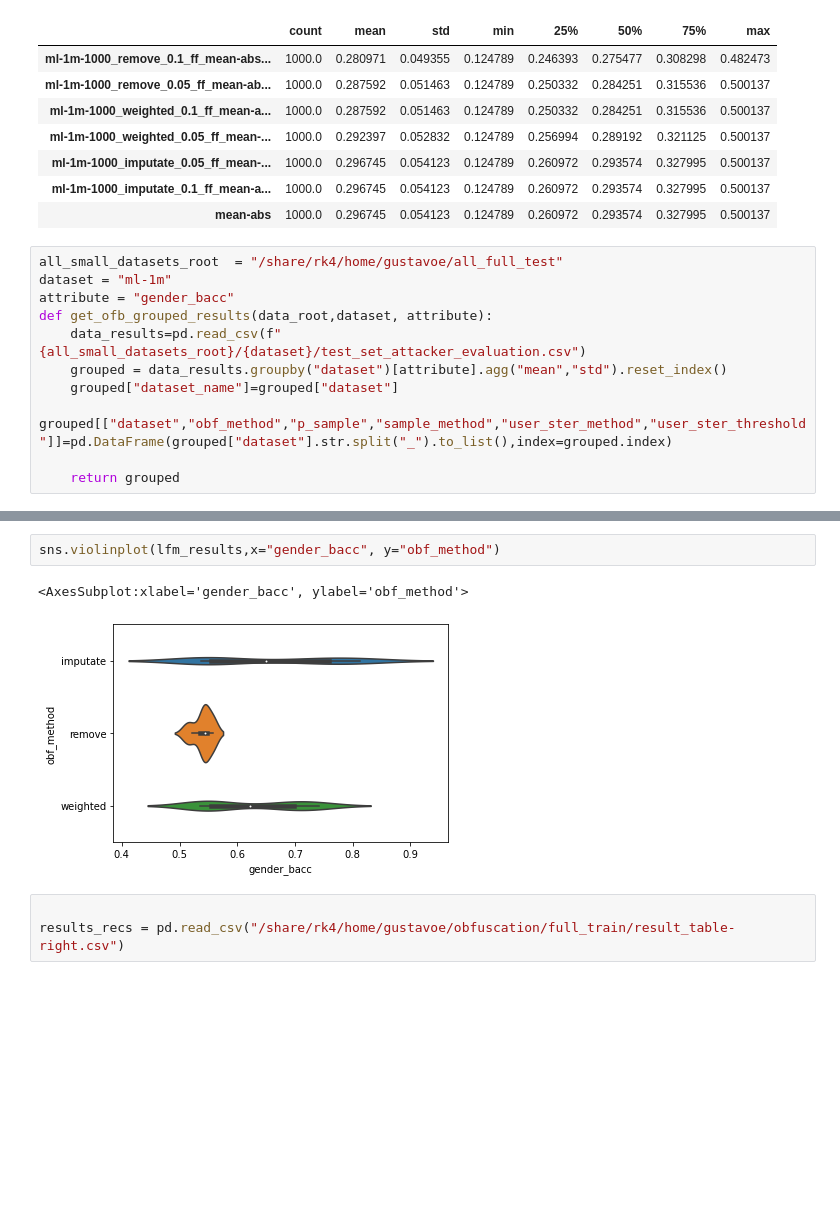
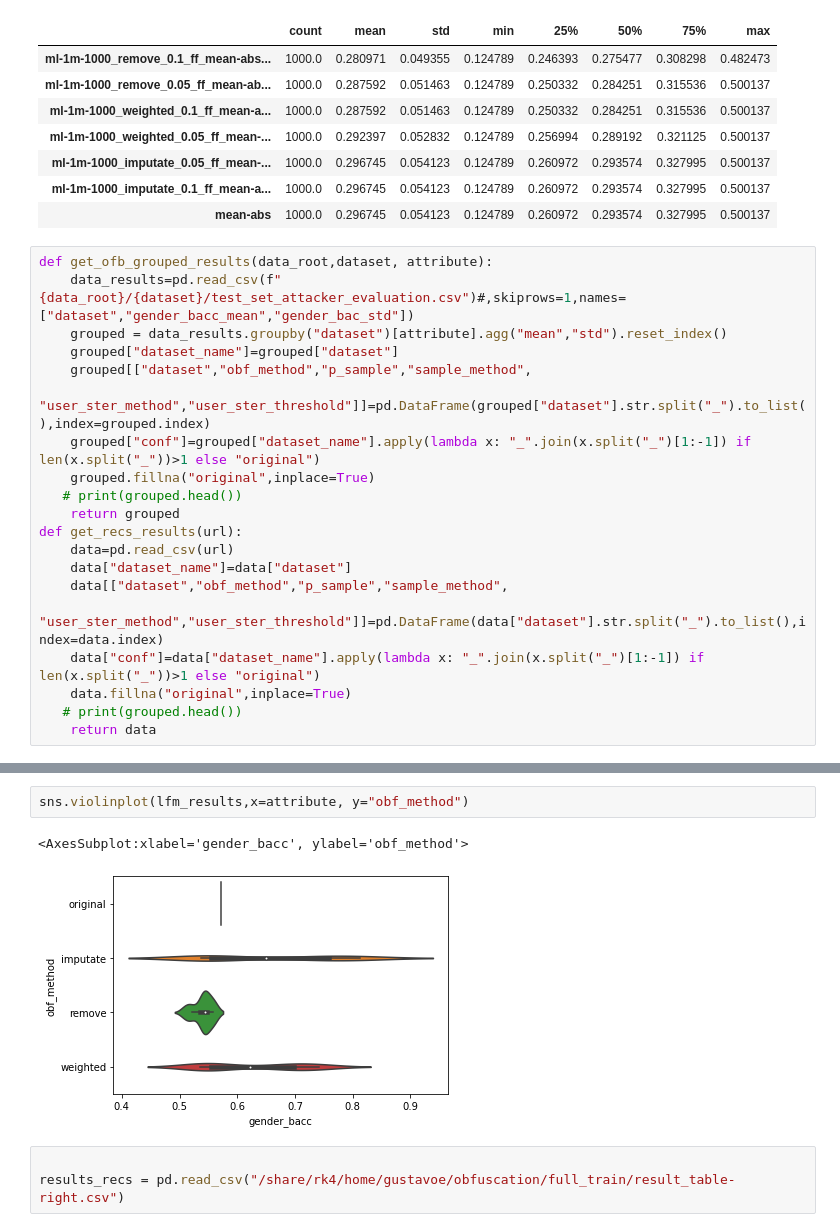
Before and after one commit to gescobedo/SBO, a Jupyter notebook: perturbation_analysis.ipynb, the cells around one changed output, grey strips where cells are left out. Saved outputs shown, nothing was run; the diff lists cells and outputs as text; blank space fills up the shorter version.

Commit message:
fixed plot experiments

```diff
--- a/perturbation_analysis.ipynb
+++ b/perturbation_analysis.ipynb
@@ -121,15 +121,24 @@ data_plot.describe().T.sort_values("mean")
 | ml-1m-1000_imputate_0.05_ff_mean-... | 1000.0 | 0.296745 | 0.054123 | 0.124789 | 0.260972 | 0.293574 | 0.327995 | 0.500137 |
 | ml-1m-1000_imputate_0.1_ff_mean-a... | 1000.0 | 0.296745 | 0.054123 | 0.124789 | 0.260972 | 0.293574 | 0.327995 | 0.500137 |
 | mean-abs | 1000.0 | 0.296745 | 0.054123 | 0.124789 | 0.260972 | 0.293574 | 0.327995 | 0.500137 |
-# %%
-all_small_datasets_root  = "/share/rk4/home/gustavoe/all_full_test"
-dataset = "ml-1m"
-attribute = "gender_bacc"
-def get_ofb_grouped_results(data_root,dataset, attribute):
-    data_results=pd.read_csv(f"{all_small_datasets_root}/{dataset}/test_set_attacker_evaluation.csv")
-    grouped = data_results.groupby("dataset")[attribute].agg("mean","std").reset_index()
-    grouped["dataset_name"]=grouped["dataset"]
-    grouped[["dataset","obf_method","p_sample","sample_method","user_ster_method","user_ster_threshold"]]=pd.DataFrame(grouped["dataset"].str.split("_").to_list(),index=grouped.index)
-
-    return grouped
+# %%
+def get_ofb_grouped_results(data_root,dataset, attribute):
+    data_results=pd.read_csv(f"{data_root}/{dataset}/test_set_attacker_evaluation.csv")#,skiprows=1,names=["dataset","gender_bacc_mean","gender_bac_std"])
+    grouped = data_results.groupby("dataset")[attribute].agg("mean","std").reset_index()
+    grouped["dataset_name"]=grouped["dataset"]
+    grouped[["dataset","obf_method","p_sample","sample_method",
+             "user_ster_method","user_ster_threshold"]]=pd.DataFrame(grouped["dataset"].str.split("_").to_list(),index=grouped.index)
+    grouped["conf"]=grouped["dataset_name"].apply(lambda x: "_".join(x.split("_")[1:-1]) if len(x.split("_"))>1 else "original")
+    grouped.fillna("original",inplace=True)
+   # print(grouped.head())
+    return grouped
+def get_recs_results(url):
+    data=pd.read_csv(url)
+    data["dataset_name"]=data["dataset"]
+    data[["dataset","obf_method","p_sample","sample_method",
+             "user_ster_method","user_ster_threshold"]]=pd.DataFrame(data["dataset"].str.split("_").to_list(),index=data.index)
+    data["conf"]=data["dataset_name"].apply(lambda x: "_".join(x.split("_")[1:-1]) if len(x.split("_"))>1 else "original")
+    data.fillna("original",inplace=True)
+   # print(grouped.head())
+    return data
 # %%
@@ -143,8 +155,8 @@ sns.violinplot(ml_results,x="gender_bacc", y="obf_method")
 # %%
-sns.violinplot(lfm_results,x="gender_bacc", y="obf_method")
+sns.violinplot(lfm_results,x=attribute, y="obf_method")
 # %% [output]
 <AxesSubplot:xlabel='gender_bacc', ylabel='obf_method'>
-[figure, old version]
+[figure, new version]
 # %%
 
 results_recs = pd.read_csv("/share/rk4/home/gustavoe/obfuscation/full_train/result_table-right.csv")
```
Also changed, not shown: parts of 21 cells of this notebook, 13 other files.
